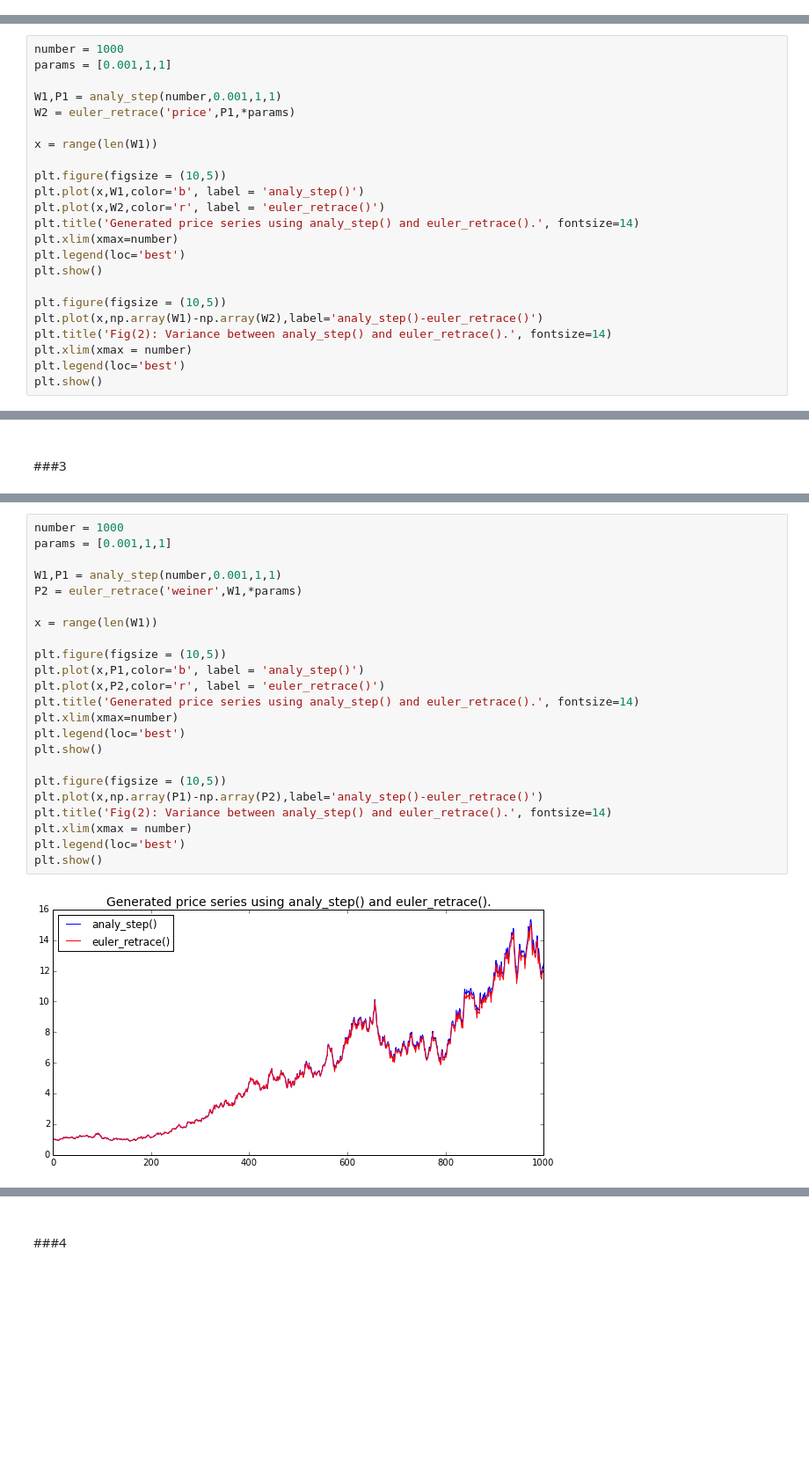
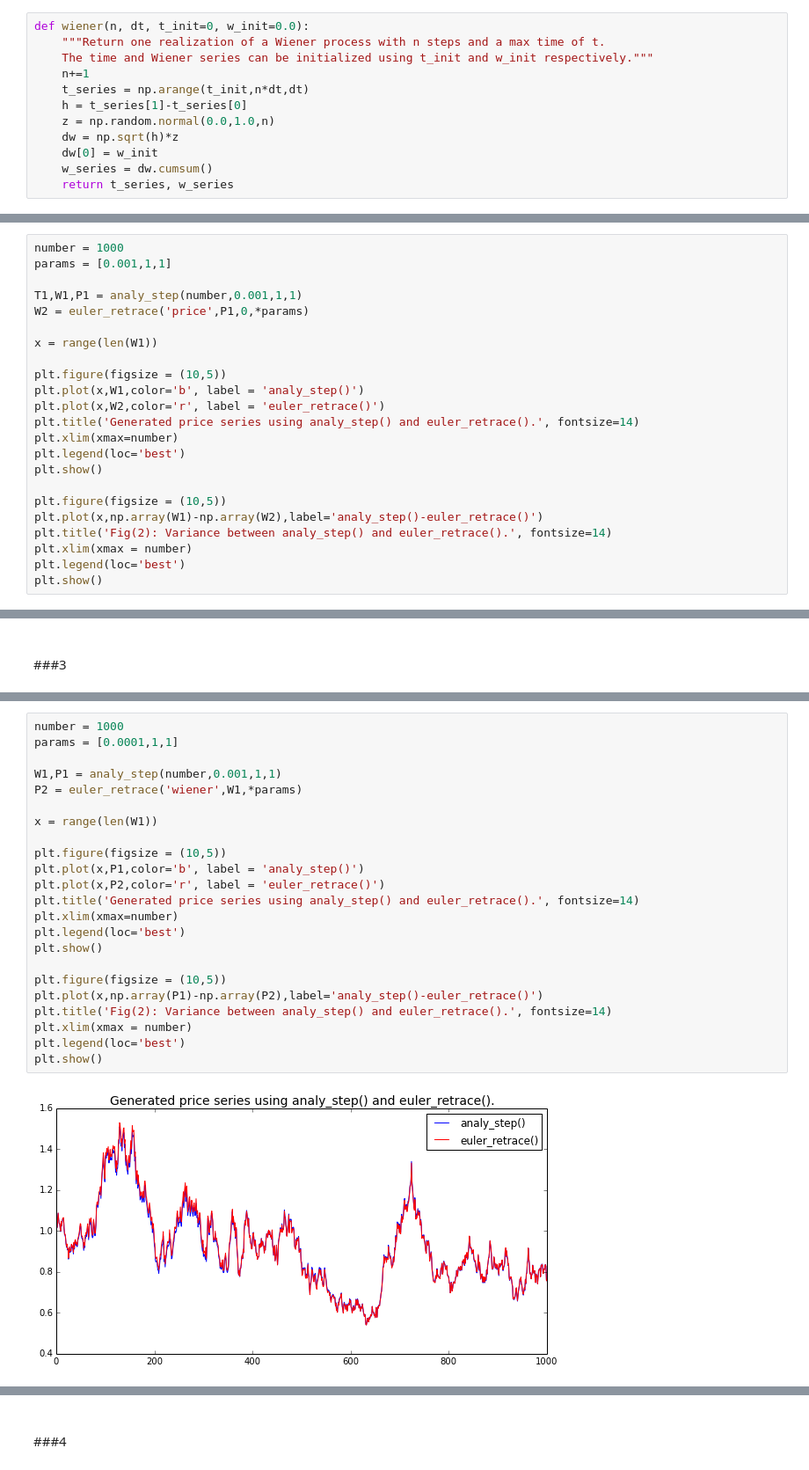
Before and after one commit to rmorshea/quantfi, a Jupyter notebook: ExponentialBrownian.ipynb, the cells around one changed output, grey strips where cells are left out. Shown: that part at 88% size. Saved outputs shown, nothing was run; the diff lists cells and outputs as text; blank space fills up the shorter version.

```diff
--- a/ExponentialBrownian.ipynb
+++ b/ExponentialBrownian.ipynb
@@ -5,6 +6,18 @@ import matplotlib.pyplot as plt
 import numpy as np
 from math import log
 from math import exp
+# %%
+def wiener(n, dt, t_init=0, w_init=0.0):
+    """Return one realization of a Wiener process with n steps and a max time of t.
+    The time and Wiener series can be initialized using t_init and w_init respectively."""
+    n+=1
+    t_series = np.arange(t_init,n*dt,dt)
+    h = t_series[1]-t_series[0]
+    z = np.random.normal(0.0,1.0,n)
+    dw = np.sqrt(h)*z
+    dw[0] = w_init
+    w_series = dw.cumsum()
+    return t_series, w_series
 # %% [markdown]
 #Contents
 + ###[`Exponential Brownian Motion With Drift`](#ExpBrownian)<a href='#ExpBrownian'></a>
@@ -334,8 +413,8 @@ plt.show()
 number = 1000
 params = [0.001,1,1]
 
-W1,P1 = analy_step(number,0.001,1,1)
-W2 = euler_retrace('price',P1,*params)
+T1,W1,P1 = analy_step(number,0.001,1,1)
+W2 = euler_retrace('price',P1,0,*params)
 
 x = range(len(W1))
 
@@ -574,26 +657,26 @@ plt.show()
 [figure]
 # %%
 number = 1000
-params = [0.001,1,1]
+params = [0.0001,1,1]
 
 W1,P1 = analy_step(number,0.001,1,1)
-P2 = euler_retrace('weiner',W1,*params)
+P2 = euler_retrace('wiener',W1,*params)
 
 x = range(len(W1))
 
 plt.figure(figsize = (10,5))
 plt.plot(x,P1,color='b', label = 'analy_step()')
 plt.plot(x,P2,color='r', label = 'euler_retrace()')
 plt.title('Generated price series using analy_step() and euler_retrace().', fontsize=14)
 plt.xlim(xmax=number)
 plt.legend(loc='best')
 plt.show()
 
 plt.figure(figsize = (10,5))
 plt.plot(x,np.array(P1)-np.array(P2),label='analy_step()-euler_retrace()')
 plt.title('Fig(2): Variance between analy_step() and euler_retrace().', fontsize=14)
 plt.xlim(xmax = number)
 plt.legend(loc='best')
 plt.show()
 # %% [output]
-[figure, old version]
+[figure, new version]
```
Also changed, not shown: parts of 19 cells of this notebook.
